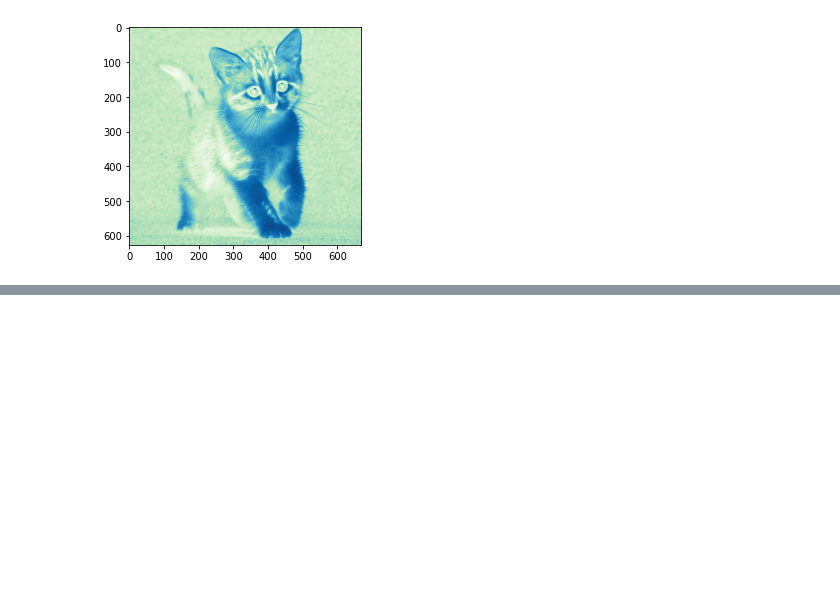
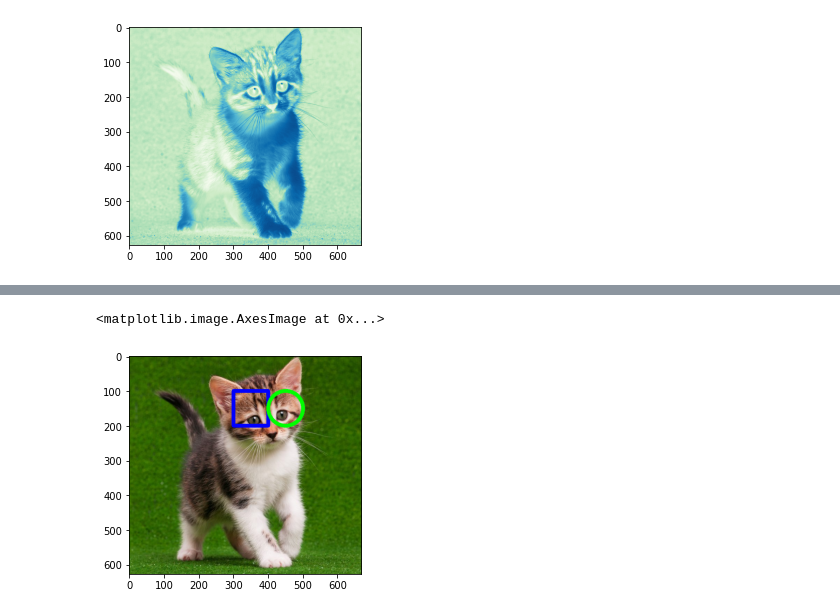
Before and after one commit to Awang-Syukriansah-Dirgantoro/PCVK, a Jupyter notebook: Modul2.ipynb, the cells around one changed output, grey strips where cells are left out. Drawn from its saved outputs; the diff is of its cells as text; code cells hidden in the pictures; blank space fills up the shorter version.

```diff
--- a/Modul2.ipynb
+++ b/Modul2.ipynb
@@ -138,0 +176,8 @@ plt.imshow(img_red, cmap='GnBu')
+# %%
+img_rc = cv.cvtColor(img,cv.COLOR_BGR2RGB)
+cv.rectangle(img_rc, pt1=(300,200), pt2=(400,100), color=(0,0,255), thickness=10)
+cv.circle(img_rc,center=(450,150),radius=50,color=(0,255,0),thickness=10)
+plt.imshow(img_rc)
+# %% [output]
+<matplotlib.image.AxesImage at 0x...>
+[figure, added]
```
Also changed, not shown: parts of 7 cells of this notebook.
